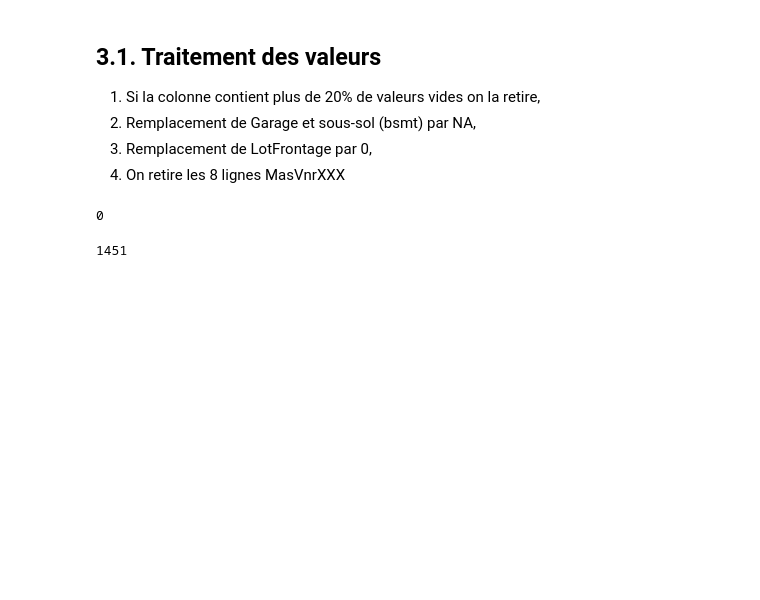
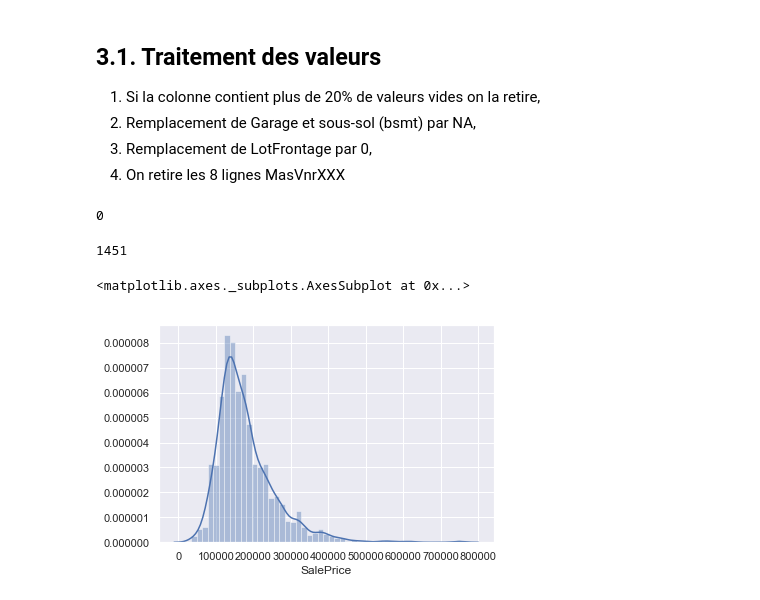
Before and after one commit to Aethyn/LinearRegressionTraining, a Jupyter notebook: TPRegressionLineaire.ipynb, the cells around one changed output. Cells and saved outputs as stored; diff of their text form; code cells hidden in the pictures; blank space fills up the shorter version.

Commit message:
Adding plot and r2_score for linear regression

```diff
--- a/TPRegressionLineaire.ipynb
+++ b/TPRegressionLineaire.ipynb
@@ -316,3 +316,9 @@ df.isnull().sum().sum()
 len(df)
 # %% [output]
 1451
+# %%
+# Jetons un oeil aux prix de vente des maisons contenues dans la jeu de données
+sns.distplot(df['SalePrice'])
+# %% [output]
+<matplotlib.axes._subplots.AxesSubplot at 0x...>
+[figure, added]
```
Also changed, not shown: parts of 9 cells of this notebook.
